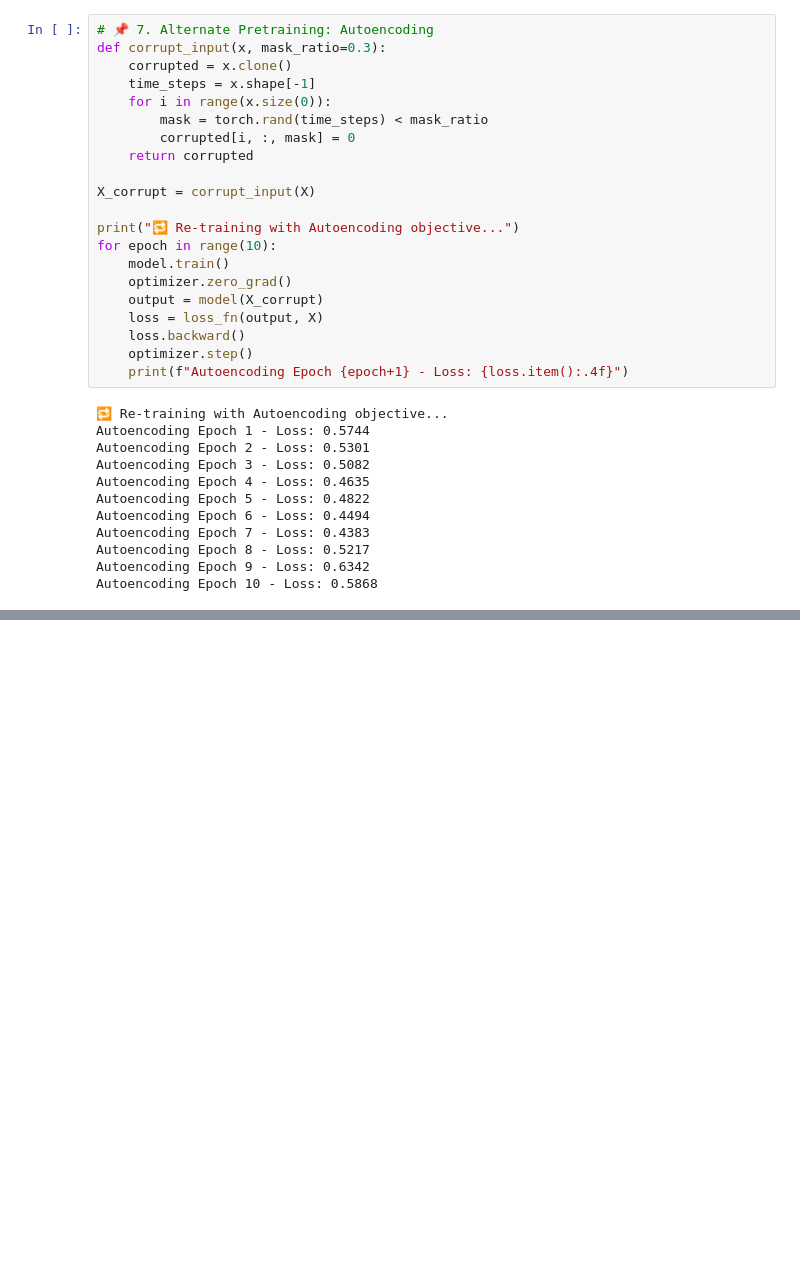
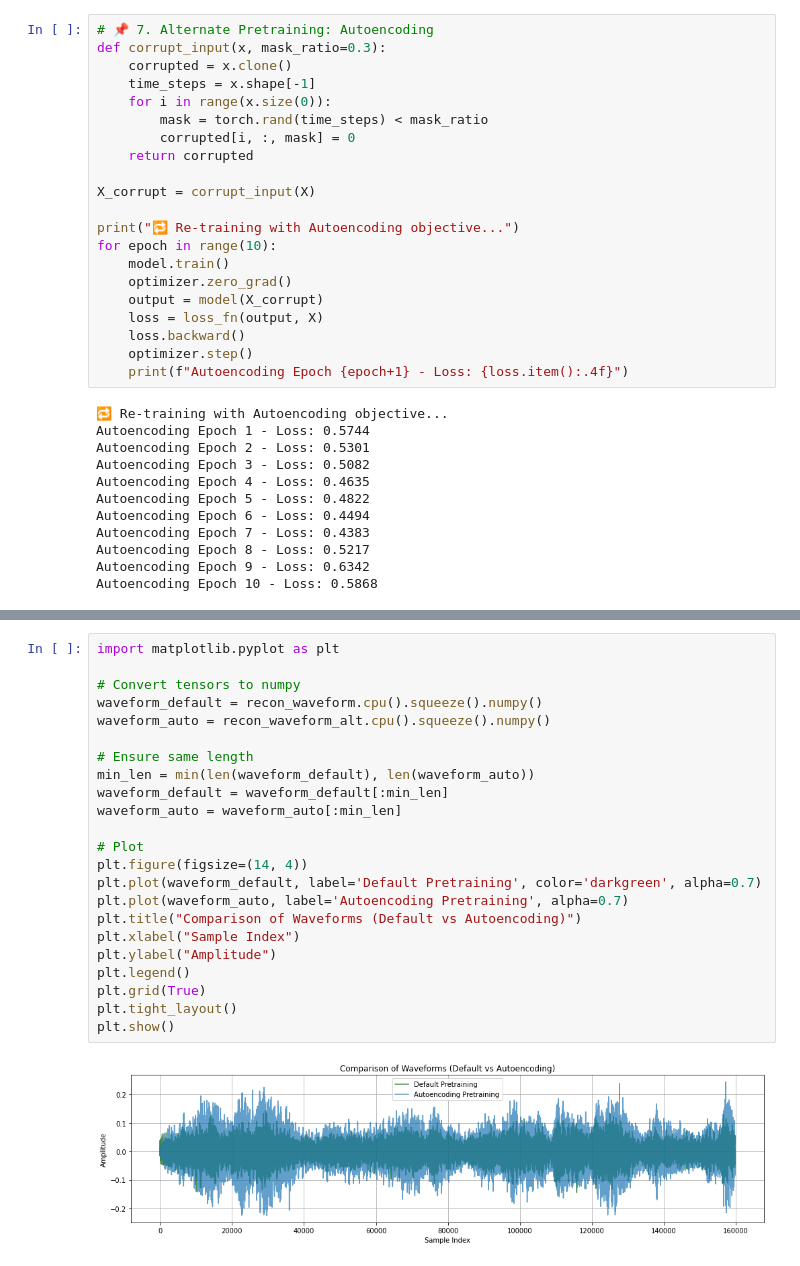
Before and after one commit to VisheshSaluja/MusicGen-Birdie, a Jupyter notebook: A-2_v0.2.ipynb, the cells around one changed output, grey strips where cells are left out. Saved outputs shown, nothing was run; the diff lists cells and outputs as text; blank space fills up the shorter version.

```diff
--- a/A-2_v0.2.ipynb
+++ b/A-2_v0.2.ipynb
@@ -189,0 +238,25 @@ display(Audio("birdie_autoencoded.wav"))
+# %%
+import matplotlib.pyplot as plt
+
+# Convert tensors to numpy
+waveform_default = recon_waveform.cpu().squeeze().numpy()
+waveform_auto = recon_waveform_alt.cpu().squeeze().numpy()
+
+# Ensure same length
+min_len = min(len(waveform_default), len(waveform_auto))
+waveform_default = waveform_default[:min_len]
+waveform_auto = waveform_auto[:min_len]
+
+# Plot
+plt.figure(figsize=(14, 4))
+plt.plot(waveform_default, label='Default Pretraining', color='darkgreen', alpha=0.7)
+plt.plot(waveform_auto, label='Autoencoding Pretraining', alpha=0.7)
+plt.title("Comparison of Waveforms (Default vs Autoencoding)")
+plt.xlabel("Sample Index")
+plt.ylabel("Amplitude")
+plt.legend()
+plt.grid(True)
+plt.tight_layout()
+plt.show()
+# %% [output]
+[figure, added]
```
Also changed, not shown: parts of 3 cells of this notebook.
